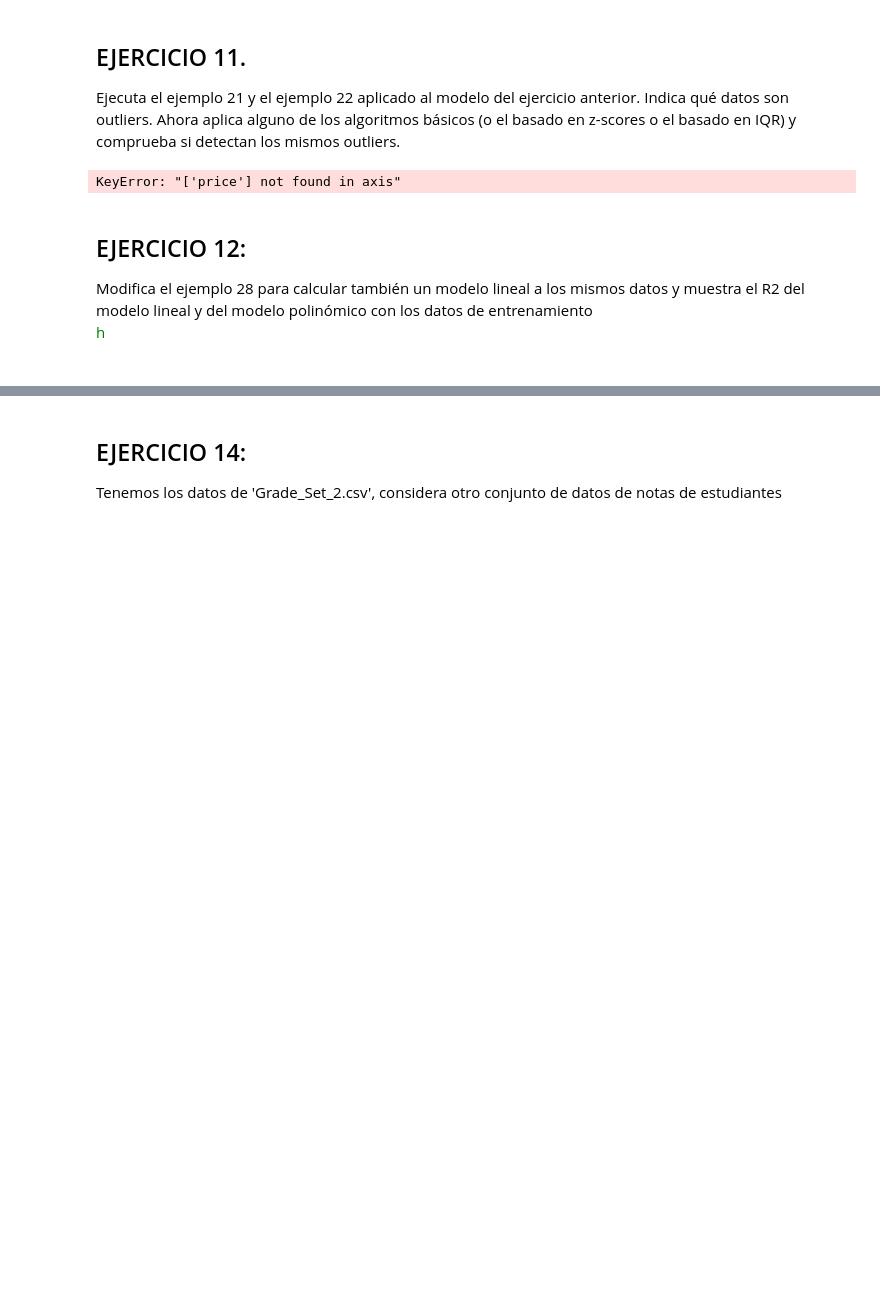
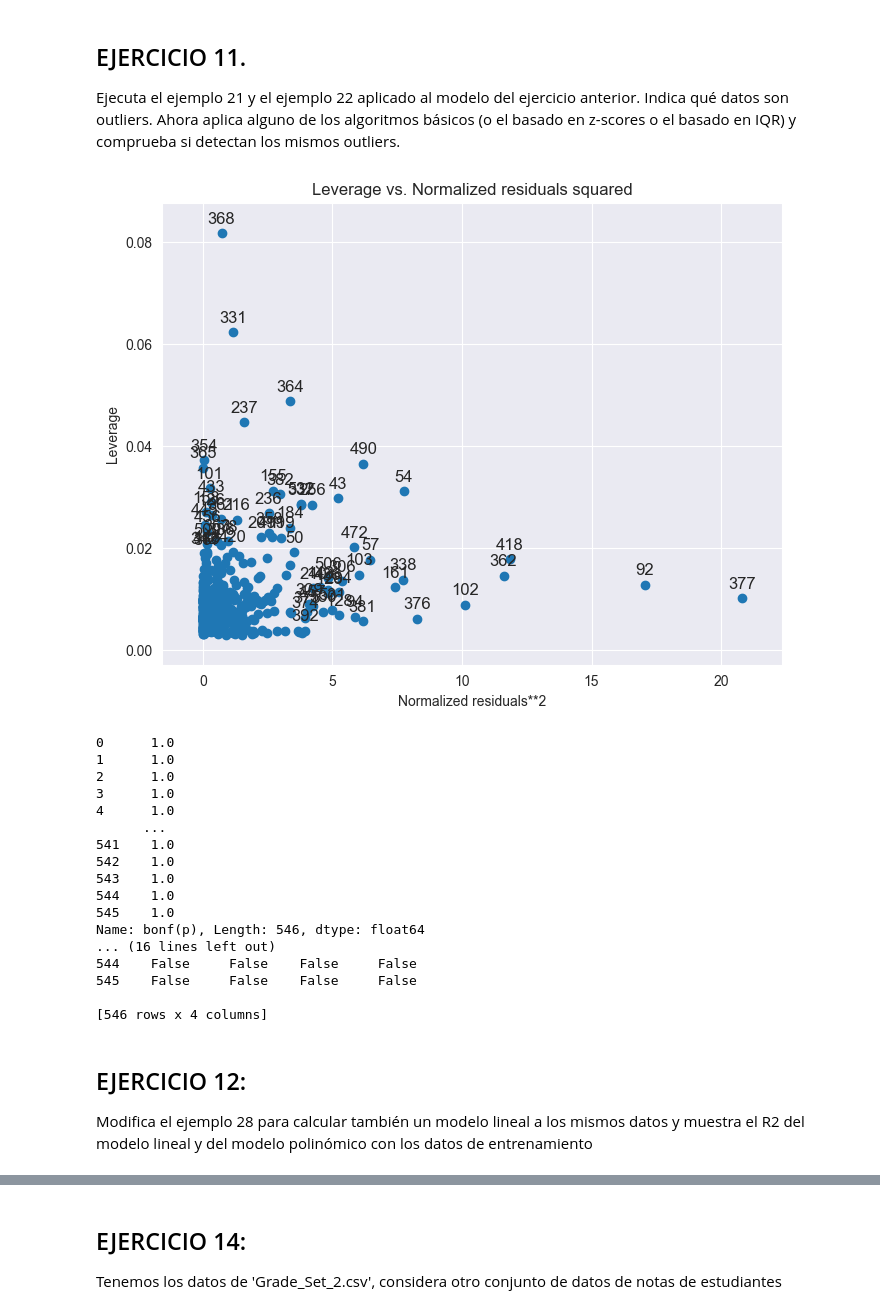
Before and after one commit to SamuehFDEZ/MachineLearning, a Jupyter notebook: saa/U2/ejercicios.ipynb, the cells around one changed output, grey strips where cells are left out. Drawn from its saved outputs; the diff is of its cells as text; code cells hidden in the pictures; blank space fills up the shorter version.

```diff
--- a/saa/U2/ejercicios.ipynb
+++ b/saa/U2/ejercicios.ipynb
@@ -269,42 +269,70 @@ from statsmodels.graphics.regressionplots import plot_leverage_resid2
 import matplotlib.pyplot as plt
 from scipy import stats
 
-# Ajustar un modelo de regresión, por ejemplo
+# Leer el archivo de datos
+df = pd.read_csv('recursos/Housing_Modified.csv')
+
+# Seleccionar solo las columnas numéricas
+df = df.select_dtypes(include=[np.number])
+
+# Rellenar valores NaN con la media de las columnas
+df.fillna(df.mean(), inplace=True)
+
+# Definir las variables dependientes e independientes
 X = df.drop(columns=['price'])
 X = sm.add_constant(X)  # Agregar la constante
 y = df['price']
 
+# Eliminar filas con valores infinitos
+X = X.replace([np.inf, -np.inf], np.nan).dropna()
+y = y[X.index]  # Asegurarse de que 'y' tenga las mismas filas que 'X'
+
+# Ajustar el modelo de regresión
 modelo = sm.OLS(y, X).fit()
 
 # 1. Graficar los residuos normalizados contra el leverage
 fig, ax = plt.subplots(figsize=(8, 6))
 fig = plot_leverage_resid2(modelo, ax=ax)
 plt.show()
 
 # 2. Test de outliers de Bonferroni
 test = modelo.outlier_test()
 print(test['bonf(p)'])
 print('Puntos de datos malos (bonf(p) < 0.05):', test[test['bonf(p)'] < 0.05])
 
 # 3. Detección de outliers usando Z-scores
 z_scores = np.abs(stats.zscore(X.drop('const', axis=1)))  # Excluimos la constante
 outliers_z = np.where(z_scores > 3)  # Detectamos outliers con Z-scores mayores a 3
 print(f"Outliers según Z-scores: {outliers_z}")
 
 # 4. Detección de outliers usando IQR (Interquartile Range)
 Q1 = X.drop('const', axis=1).quantile(0.25)
 Q3 = X.drop('const', axis=1).quantile(0.75)
 IQR = Q3 - Q1
 
 # Identificar los outliers
 outliers_iqr = ((X.drop('const', axis=1) < (Q1 - 1.5 * IQR)) | (X.drop('const', axis=1) > (Q3 + 1.5 * IQR)))
 print(f"Outliers según IQR:\n{outliers_iqr}")
-
-# Puedes visualizar si coinciden con los valores obtenidos por el test de Bonferroni
 # %% [output]
+[figure, added]
-KeyError: "['price'] not found in axis"
+0      1.0
+1      1.0
+2      1.0
+3      1.0
+4      1.0
+      ...
+541    1.0
+542    1.0
+543    1.0
+544    1.0
+545    1.0
+Name: bonf(p), Length: 546, dtype: float64
+... (16 lines left out)
+544    False     False    False     False
+545    False     False    False     False
+
+[546 rows x 4 columns]
 # %% [markdown]
 ## EJERCICIO 12:
 Modifica el ejemplo 28 para calcular también un modelo lineal a los mismos datos y
 muestra el R2 del modelo lineal y del modelo polinómico con los datos de entrenamiento<br>
-<span style="color:green;">h</span><br><br>
```
Also changed, not shown: parts of 15 cells of this notebook.
